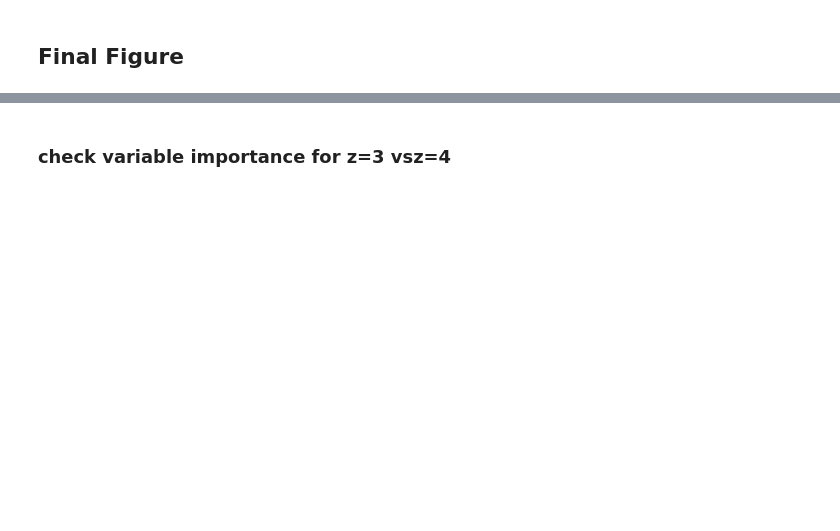
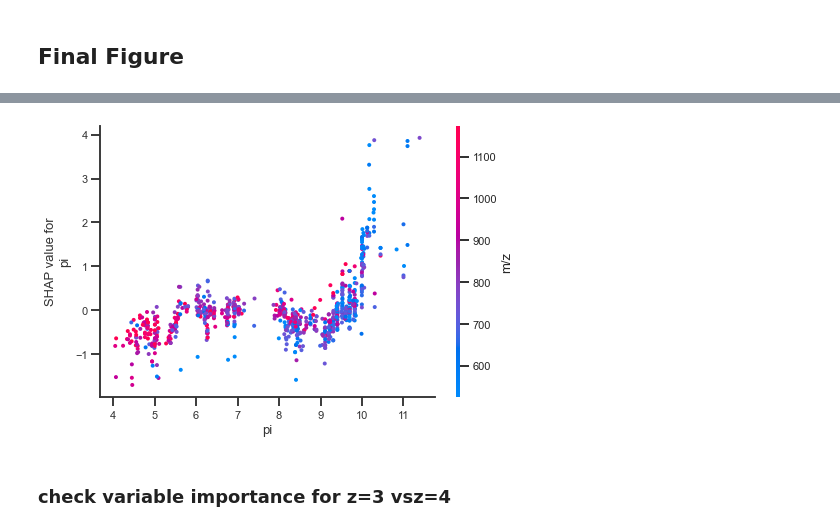
Before and after one commit to harel-coffee/xiFAIMS-auto, a Jupyter notebook: notebooks/xgboost_final.ipynb, the cells around one changed output, grey strips where cells are left out. Saved outputs shown, nothing was run; the diff lists cells and outputs as text; code cells hidden in the pictures; blank space fills up the shorter version.

```diff
--- a/notebooks/xgboost_final.ipynb
+++ b/notebooks/xgboost_final.ipynb
@@ -339,3 +357,10 @@ shap.dependence_plot("m/z", shap_values, X, show=False)
+# %%
+shap.dependence_plot("pi", shap_values, X, show=False, interaction_index="m/z")
+plt.savefig(r"F:\Sven\CloudStorage\Dropbox\05_FAIMS in CLMS\03_figures\10_Manuscript_figs\fig_2_SG\Suppfig_SHAP_interaction_mz_pi.png", dpi=1200)
+plt.savefig(r"F:\Sven\CloudStorage\Dropbox\05_FAIMS in CLMS\03_figures\10_Manuscript_figs\fig_2_SG\Suppfig_SHAP_interaction_mz_pi.svg", format='svg', dpi=1200)
+plt.savefig(r"F:\Sven\CloudStorage\Dropbox\05_FAIMS in CLMS\03_figures\10_Manuscript_figs\fig_2_SG\Suppfig_SHAP_interaction_mz_pi.pdf", dpi=1200)
+# %% [output]
+[figure, added]
 # %% [markdown]
 ### check variable importance for z=3 vsz=4
 # %%
```
Also changed, not shown: parts of 26 cells of this notebook, 21 other files.
